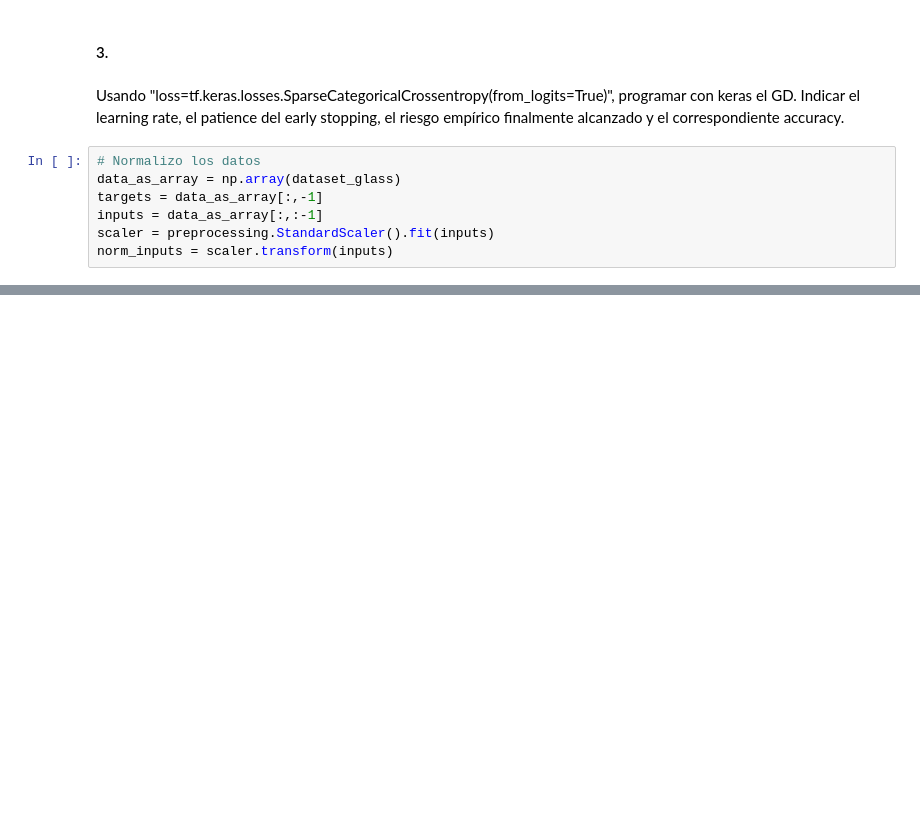
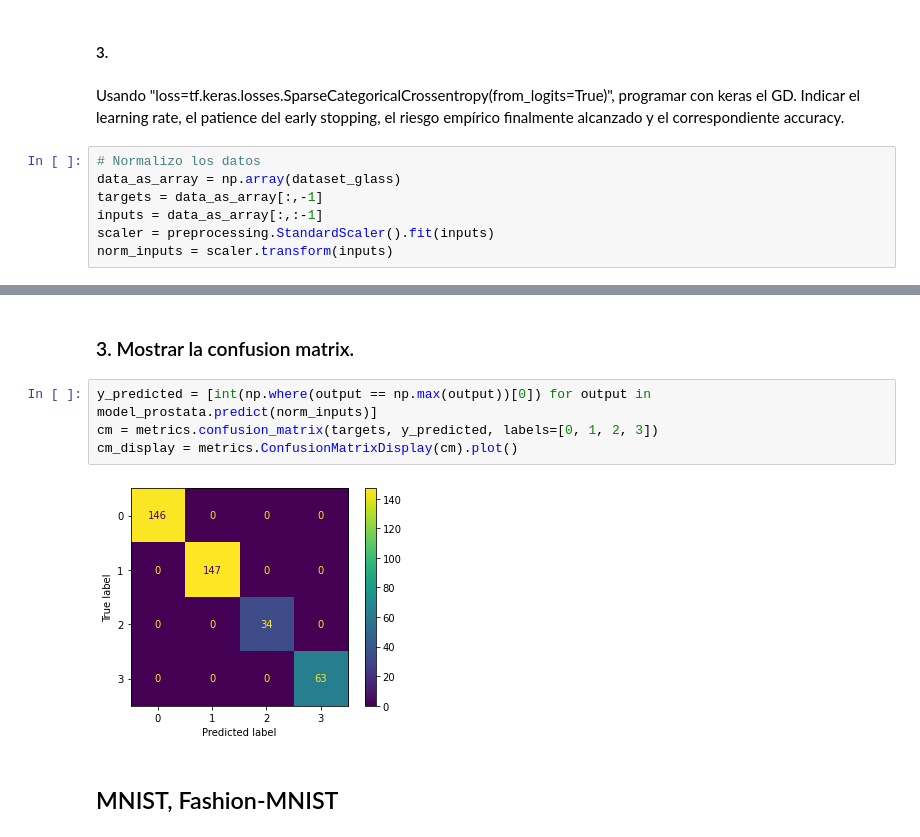
Before and after one commit to Nacho2904/CURSO-LEARNING1, a Jupyter notebook: regresion_logistica.ipynb, the cells around one changed output, grey strips where cells are left out. Saved outputs shown, nothing was run; the diff lists cells and outputs as text; blank space fills up the shorter version.

```diff
--- a/regresion_logistica.ipynb
+++ b/regresion_logistica.ipynb
@@ -234,0 +427,10 @@ Epoch 2/1000
+# %% [markdown]
+### 3. Mostrar la confusion matrix.
+# %%
+y_predicted = [int(np.where(output == np.max(output))[0]) for output in model_prostata.predict(norm_inputs)]
+cm = metrics.confusion_matrix(targets, y_predicted, labels=[0, 1, 2, 3])
+cm_display = metrics.ConfusionMatrixDisplay(cm).plot()
+# %% [output]
+[figure, added]
+# %% [markdown]
+## MNIST, Fashion-MNIST
```
Also changed, not shown: parts of 31 cells of this notebook.
